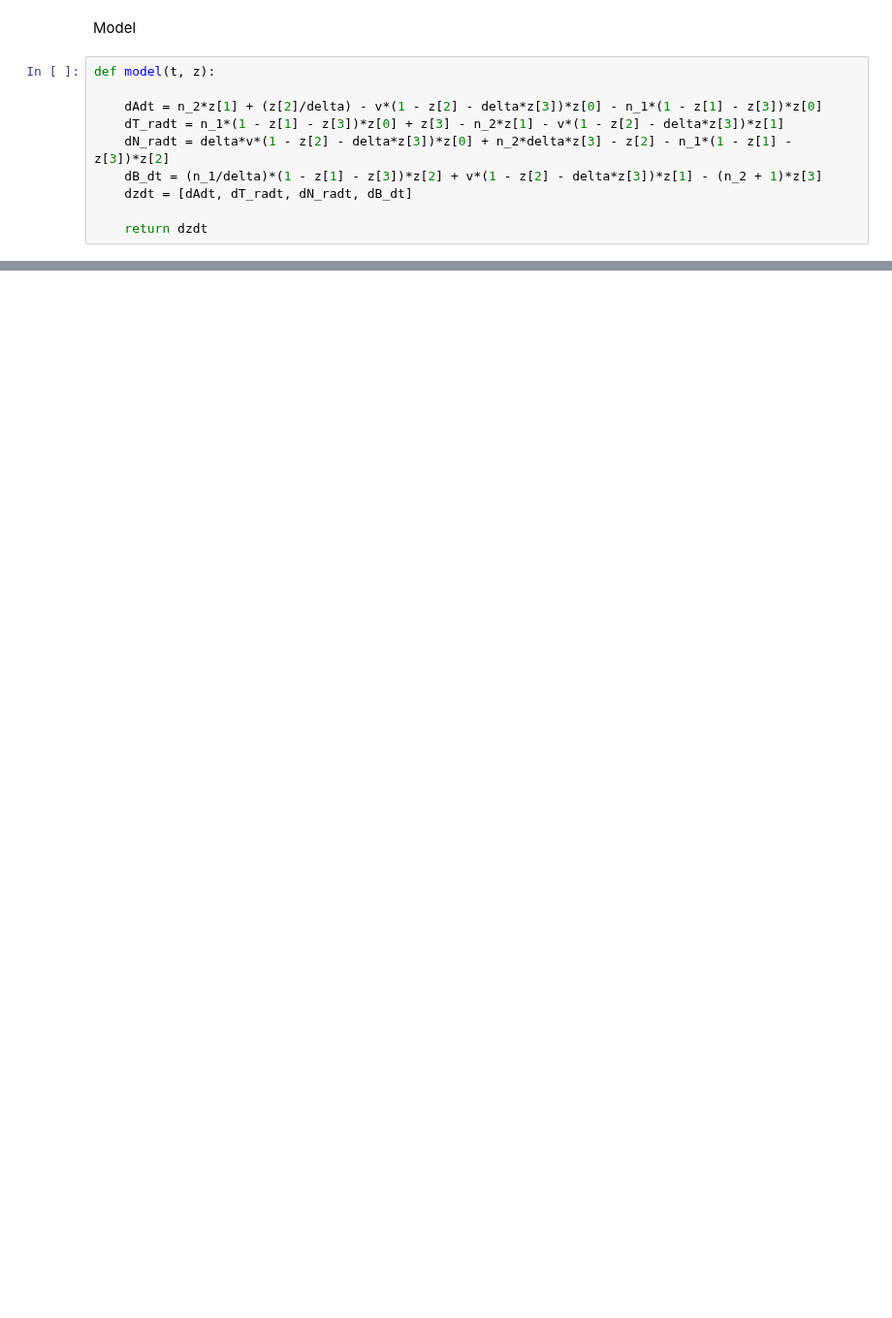
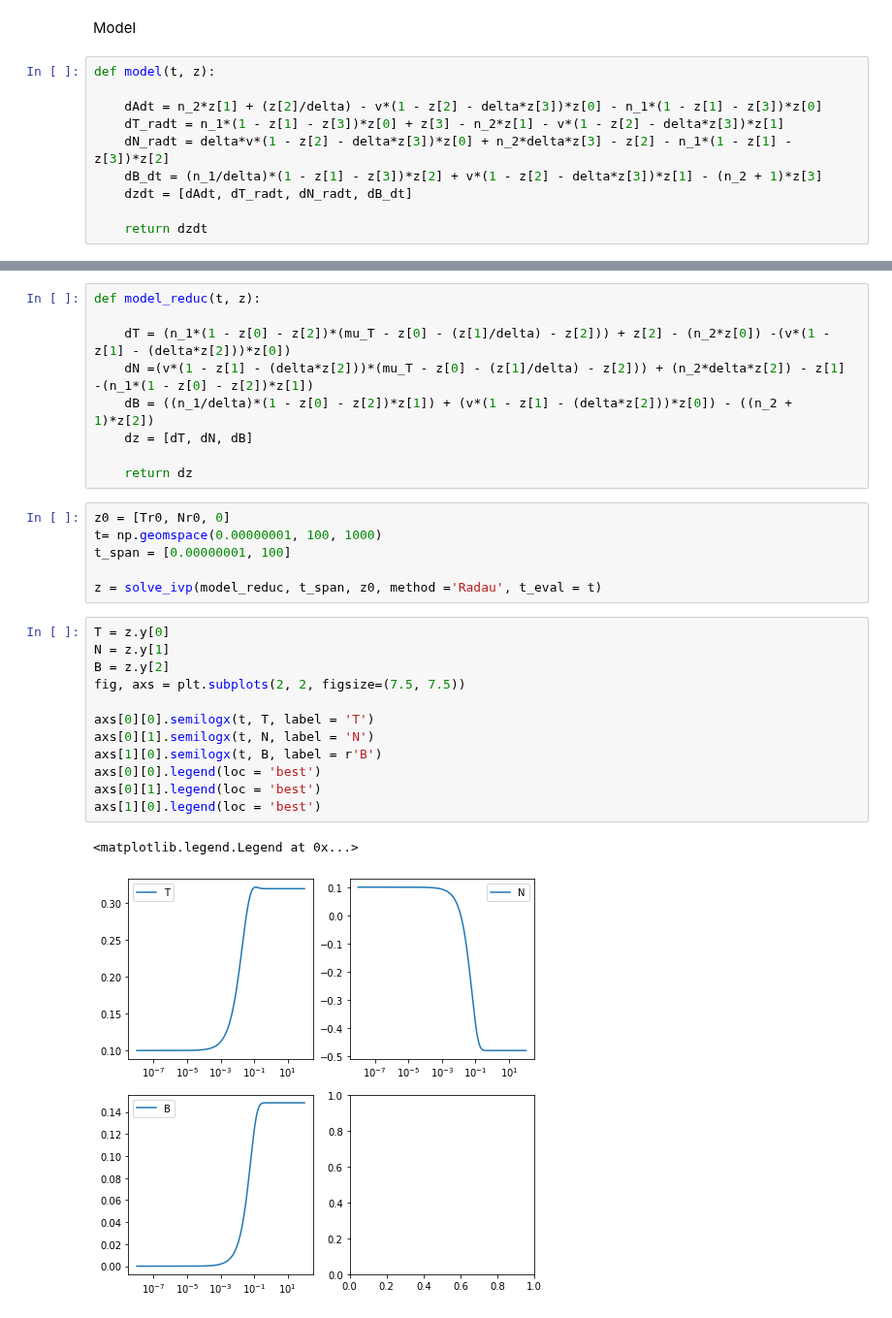
Before and after one commit to lukedtc/ADCC-Project, a Jupyter notebook: Notebooks/single_complex_model.ipynb, the cells around one changed output, grey strips where cells are left out. Shown at 97% size. Drawn from its saved outputs; the diff is of its cells as text; blank space fills up the shorter version.

Commit message:
single complex model notebooks

```diff
--- a/Notebooks/single_complex_model.ipynb
+++ b/Notebooks/single_complex_model.ipynb
@@ -132,0 +124,30 @@ print(sol)
+# %%
+def model_reduc(t, z):
+
+    dT = (n_1*(1 - z[0] - z[2])*(mu_T - z[0] - (z[1]/delta) - z[2])) + z[2] - (n_2*z[0]) -(v*(1 - z[1] - (delta*z[2]))*z[0])
+    dN =(v*(1 - z[1] - (delta*z[2]))*(mu_T - z[0] - (z[1]/delta) - z[2])) + (n_2*delta*z[2]) - z[1] -(n_1*(1 - z[0] - z[2])*z[1])
+    dB = ((n_1/delta)*(1 - z[0] - z[2])*z[1]) + (v*(1 - z[1] - (delta*z[2]))*z[0]) - ((n_2 + 1)*z[2])
+    dz = [dT, dN, dB]
+
+    return dz
+# %%
+z0 = [Tr0, Nr0, 0]
+t= np.geomspace(0.00000001, 100, 1000)
+t_span = [0.00000001, 100]
+
+z = solve_ivp(model_reduc, t_span, z0, method ='Radau', t_eval = t)
+# %%
+T = z.y[0]
+N = z.y[1]
+B = z.y[2]
+fig, axs = plt.subplots(2, 2, figsize=(7.5, 7.5))
+
+axs[0][0].semilogx(t, T, label = 'T')
+axs[0][1].semilogx(t, N, label = 'N')
+axs[1][0].semilogx(t, B, label = r'B')
+axs[0][0].legend(loc = 'best')
+axs[0][1].legend(loc = 'best')
+axs[1][0].legend(loc = 'best')
+# %% [output]
+<matplotlib.legend.Legend at 0x...>
+[figure, added]
```
Also changed, not shown: parts of 13 cells of this notebook, 3 other files.
